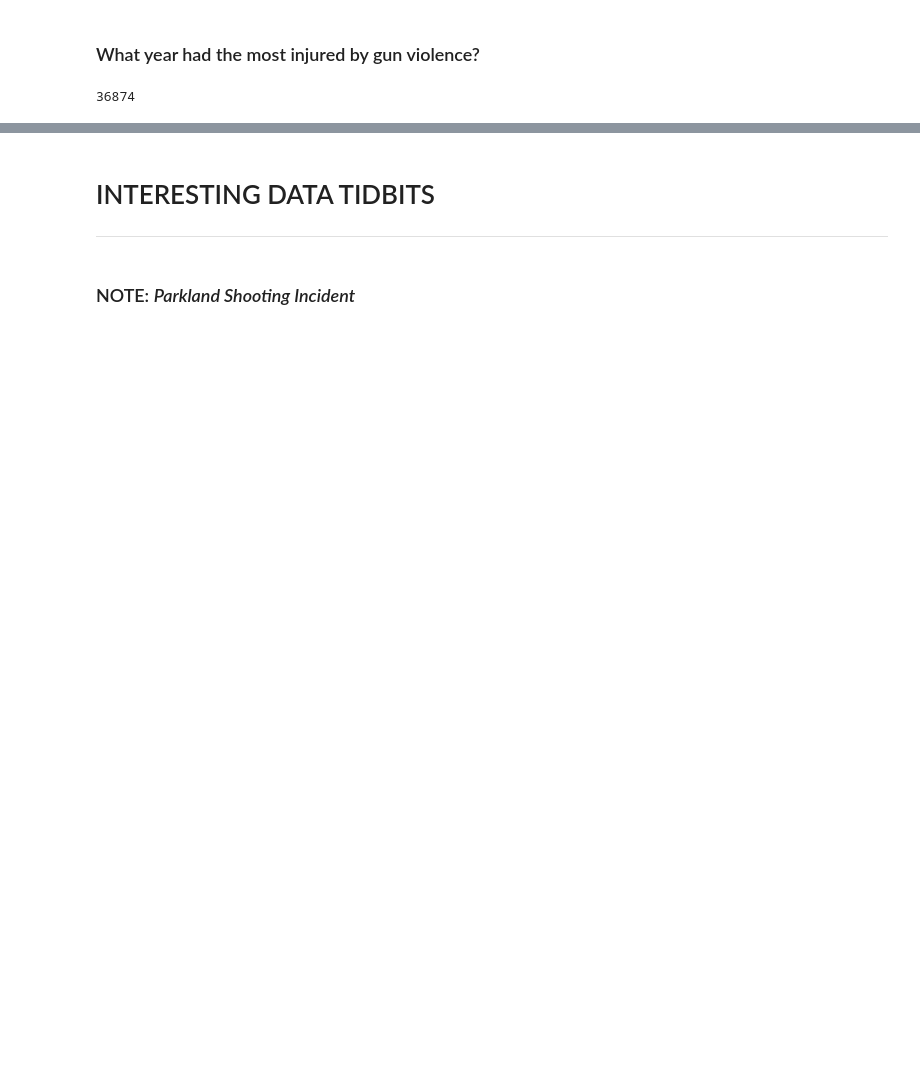
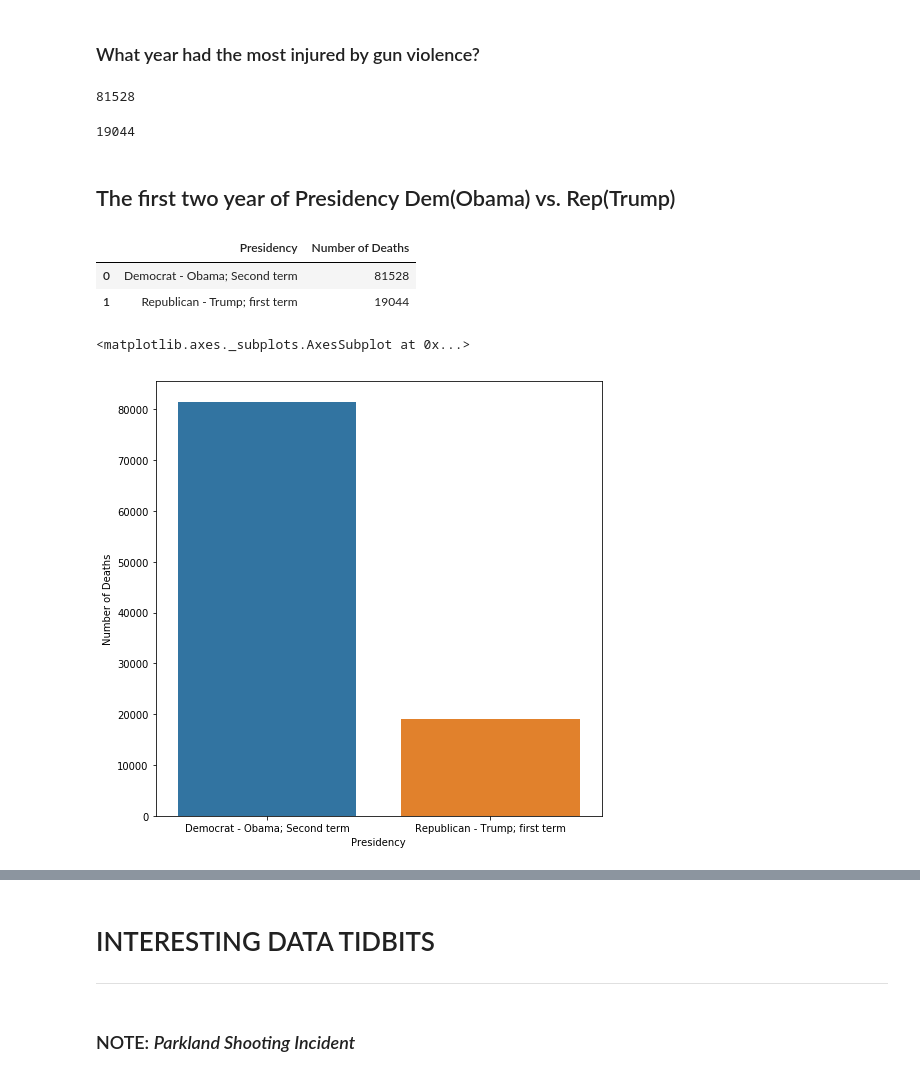
Before and after one commit to jayceazua/ds-1-1, a Jupyter notebook: ds-1-1-final-project/gun_violence_playground.ipynb, the cells around one changed output, grey strips where cells are left out. Cells and saved outputs as stored; diff of their text form; code cells hidden in the pictures; blank space fills up the shorter version.

Commit message:
[Graphed] more stuff

```diff
--- a/ds-1-1-final-project/gun_violence_playground.ipynb
+++ b/ds-1-1-final-project/gun_violence_playground.ipynb
@@ -250,7 +254,35 @@ plt.bar(states, deaths)
 # %%
 # Get the total of deaths and injuries for each of the states
 # graph the total by state on a bar graph
-df_fl_rep = df[(df["year"] >= 2015 & )]
-df_fl_rep.n_injured.sum()
+df_dem = df[(df["year"] <= 2016)]
+total_killed_dem = df_dem.n_injured.sum()
+total_killed_dem
 # %% [output]
-36874
+81528
+# %%
+df_rep = df[(df["year"] >= 2017)]
+total_killed_rep = df_rep.n_killed.sum()
+total_killed_rep
+# %% [output]
+19044
+# %% [markdown]
+## The first two year of Presidency Dem(Obama) vs. Rep(Trump)
+# %%
+# Here we are setting up the data to make a dataframe to know in which predency period more people were killed,
+# do people die more during a dempcratic reign or republican
+# NOTE: This is Obama's second term.
+death = [('Democrat - Obama; Second term', total_killed_dem), ('Republican - Trump; first term', total_killed_rep)]
+labels = ['Presidency', 'Number of Deaths']
+presidency_death_df = pd.DataFrame.from_records(death, columns=labels)
+# %%
+presidency_death_df
+# %% [output]
+|  | Presidency | Number of Deaths |
+| 0 | Democrat - Obama; Second term | 81528 |
+| 1 | Republican - Trump; first term | 19044 |
+# %%
+plt.subplots(figsize = (8,8))
+sns.barplot(x=presidency_death_df['Presidency'], y=presidency_death_df['Number of Deaths'])
+# %% [output]
+<matplotlib.axes._subplots.AxesSubplot at 0x...>
+[figure, added]
```
Also changed, not shown: parts of 5 cells of this notebook.
